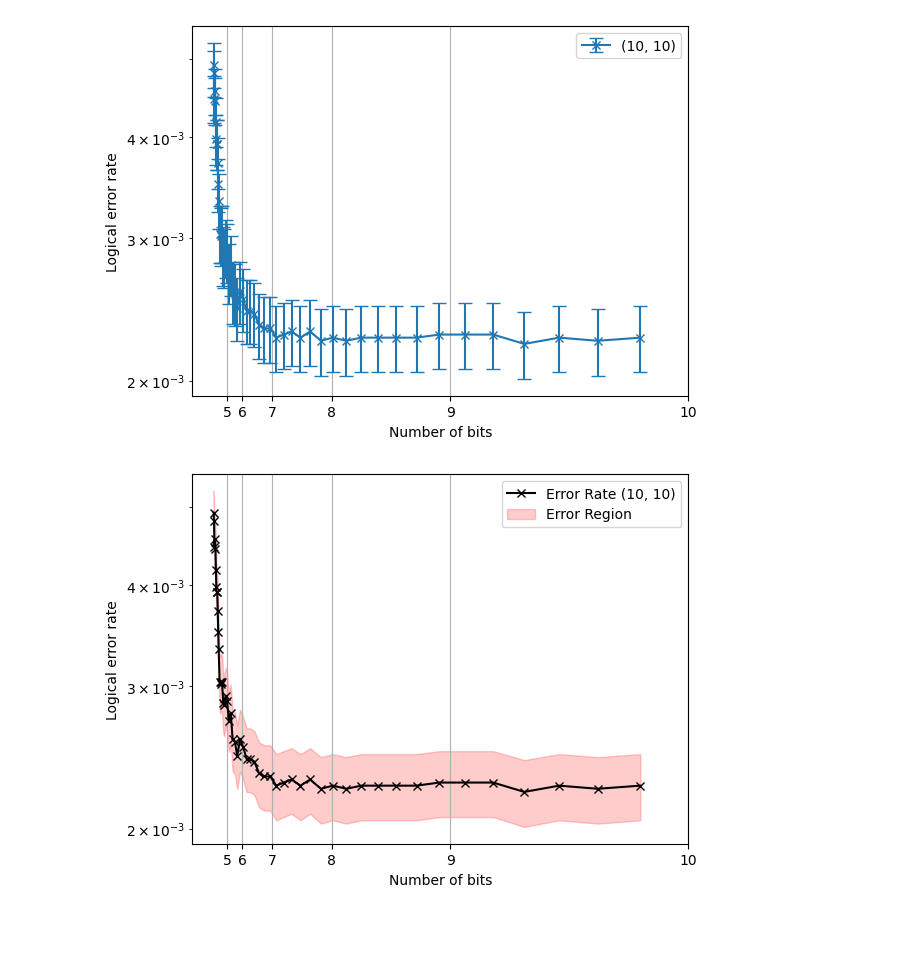
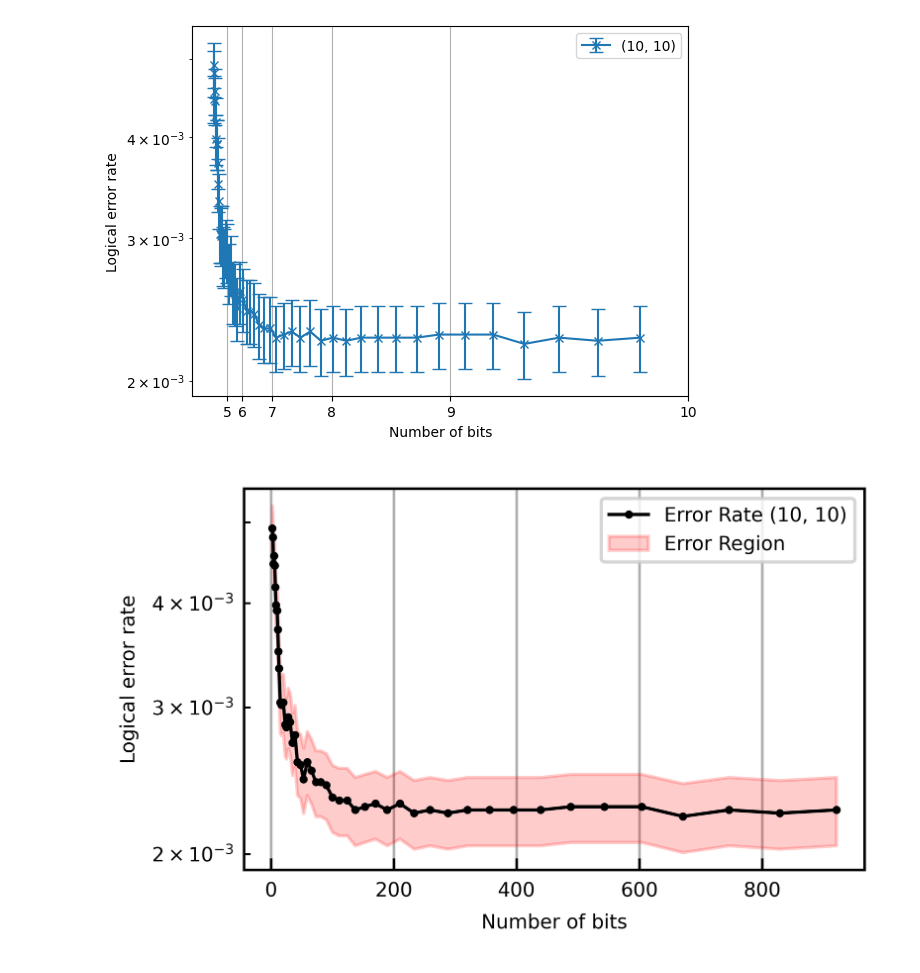
Before and after one commit to quantumjim/soft_information_decoding, a Jupyter notebook: notebooks/Decoding/cpp_pm/InfoPerfoTradeOff/plot_infoPerfo_v2.ipynb, the cells around one changed output. Drawn from its saved outputs; the diff is of its cells as text; code cells hidden in the pictures; blank space fills up the shorter version.

```diff
--- a/notebooks/Decoding/cpp_pm/InfoPerfoTradeOff/plot_infoPerfo_v2.ipynb
+++ b/notebooks/Decoding/cpp_pm/InfoPerfoTradeOff/plot_infoPerfo_v2.ipynb
@@ -136,7 +136,7 @@ err_rates_kde = []
 i = 0
 for pair, (err_rate_dict, _) in err_rates_dict.items():
     i += 1
-    if i != 3:
+    if i != 1:
         continue
 
     bits_kde = list(err_rate_dict["kde_0.5"].keys())
@@ -210,7 +210,7 @@ for pair, (err_rate_dict, shots) in err_rates_dict.items():
     err_rates = [err/shots for err in errs_kde][:-1]
 
     # Calculate standard errors for the error rates
-    standard_errors = [np.sqrt((rate * (1 - rate)) / shots) for rate in err_rates]
+    standard_errors = [np.sqrt((rate * (1 - rate)) / shots**2) for rate in err_rates]
     standard_errors = [np.sqrt((rate) / shots) for rate in err_rates]
 
     # Plot with error bars
@@ -230,8 +230,39 @@ import matplotlib.pyplot as plt
 import matplotlib.patches as mpatches
 import numpy as np
 
+FIGURE_WIDTH_1COL = 3.404  # For PRX style, change for according to journal
+FIGURE_WIDTH_2COL = 7.057  # For PRX style, change for according to journal
+FIGURE_HEIGHT_1COL_GR = FIGURE_WIDTH_1COL*2/(1 + np.sqrt(5))
+FIGURE_HEIGHT_2COL_GR = FIGURE_WIDTH_2COL*2/(1 + np.sqrt(5))
+
+font_size = 6 # For PRX style, change for according to journal
+
+plt.rcParams.update({
+    'font.size'           : font_size,
+    'figure.titlesize'    : 'medium',
+    'figure.dpi'          : 1000,
+    'figure.figsize'      : (FIGURE_WIDTH_1COL, FIGURE_HEIGHT_1COL_GR),
+    'axes.titlesize'      : 'medium',
+    'axes.axisbelow'      : True,
+    'xtick.direction'     : 'in',
+    'xtick.labelsize'     : 'small',
+    'ytick.direction'     : 'in',
+    'ytick.labelsize'     : 'small',
+    'image.interpolation' : 'none',
+    'legend.fontsize'     : font_size,
+    'axes.labelsize'      : font_size,
+    'axes.titlesize'      : font_size,
+    'xtick.labelsize'     : font_size,
+    'ytick.labelsize'     : font_size,
+})
+
+
+plt.rcParams.update({'font.family':'sans-serif'})
+
+
 err_rates_informed = []
 err_rates_kde = []
+
 
 i = 0
 for pair, (err_rate_dict, shots) in err_rates_dict.items():
@@ -241,33 +272,33 @@ for pair, (err_rate_dict, shots) in err_rates_dict.items():
 
     bits_kde = list(err_rate_dict["kde_0.5"].keys())
     errs_kde = list(err_rate_dict["kde_0.5"].values())
 
     bits = bits_kde[:-1]
     err_rates = [err/shots for err in errs_kde][:-1]
 
     standard_errors = [np.sqrt(rate / shots) for rate in err_rates]
 
     # Upper and lower bounds for the error region
     err_rates_upper = [rate + error for rate, error in zip(err_rates, standard_errors)]
     err_rates_lower = [max(rate - error, 1e-10) for rate, error in zip(err_rates, standard_errors)]  # Avoid negative values
 
     # Plot the central line
-    line = plt.plot(bits, err_rates, 'x-', color='black', label=f"Error Rate {pair}")
+    line = plt.plot(bits, err_rates, '.-', color='black', label=f"Error Rate {pair}", markersize=3, linewidth=1)
 
     # Plot the error region with alpha for transparency
     plt.fill_between(bits, err_rates_lower, err_rates_upper, color='red', alpha=0.2)
 
 # Create a patch for the error region to add to the legend
 error_patch = mpatches.Patch(color='red', alpha=0.2, label='Error Region')
 
 # Add both the line and the error patch to the legend
 plt.legend(handles=[line[0], error_patch])
 
 plt.yscale("log")
-plt.xticks([2**i for i in range(5, 11)], labels=[f"{i}" for i in range(5, 11)])
+# plt.xticks([2**i for i in range(5, 11)], labels=[f"{i}" for i in range(5, 11)])
 plt.xlabel("Number of bits")
 plt.ylabel("Logical error rate")
 plt.grid(True)
 plt.show()
 # %% [output]
-[figure, old version]
+[figure, new version]
```
Also changed, not shown: parts of 3 cells of this notebook, 4 other files.
